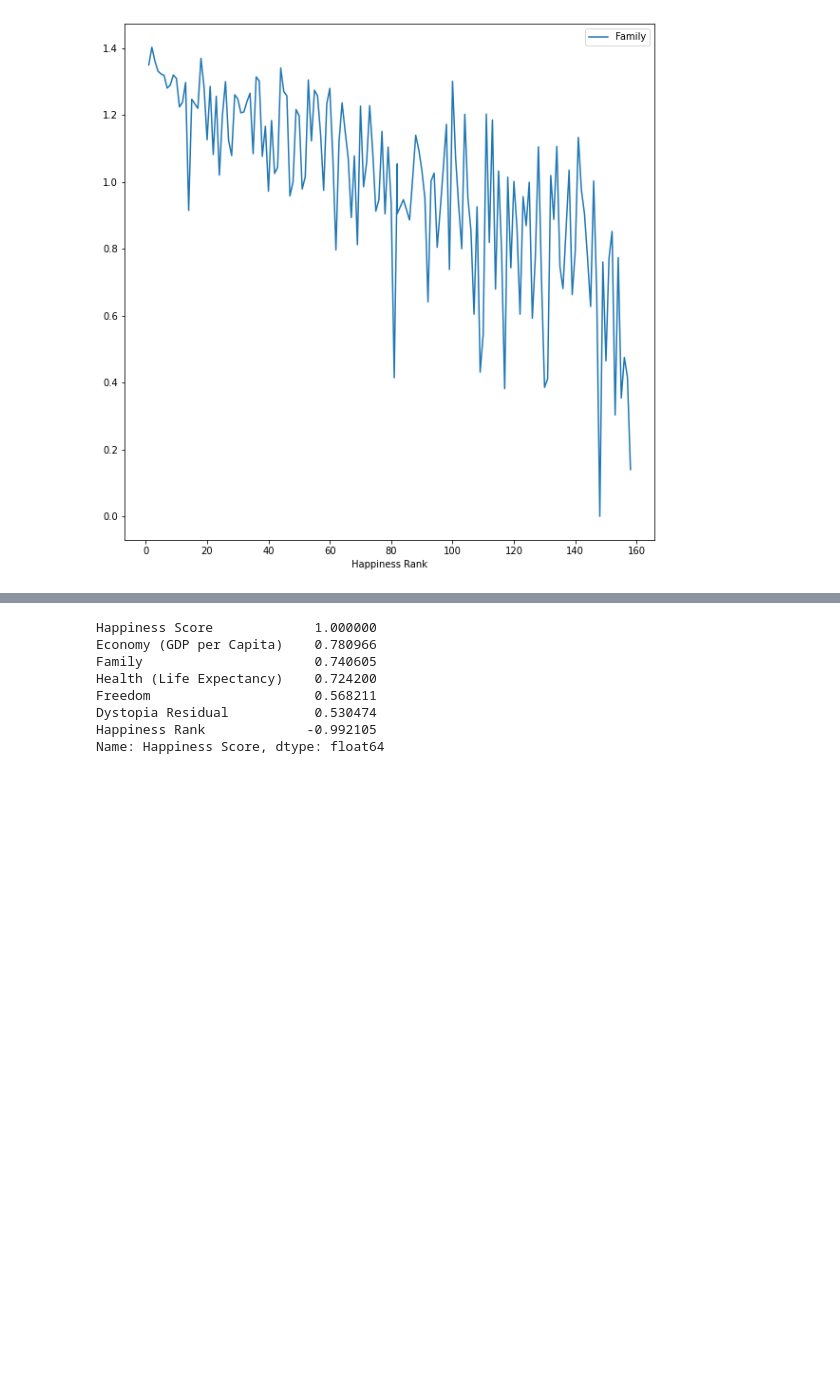
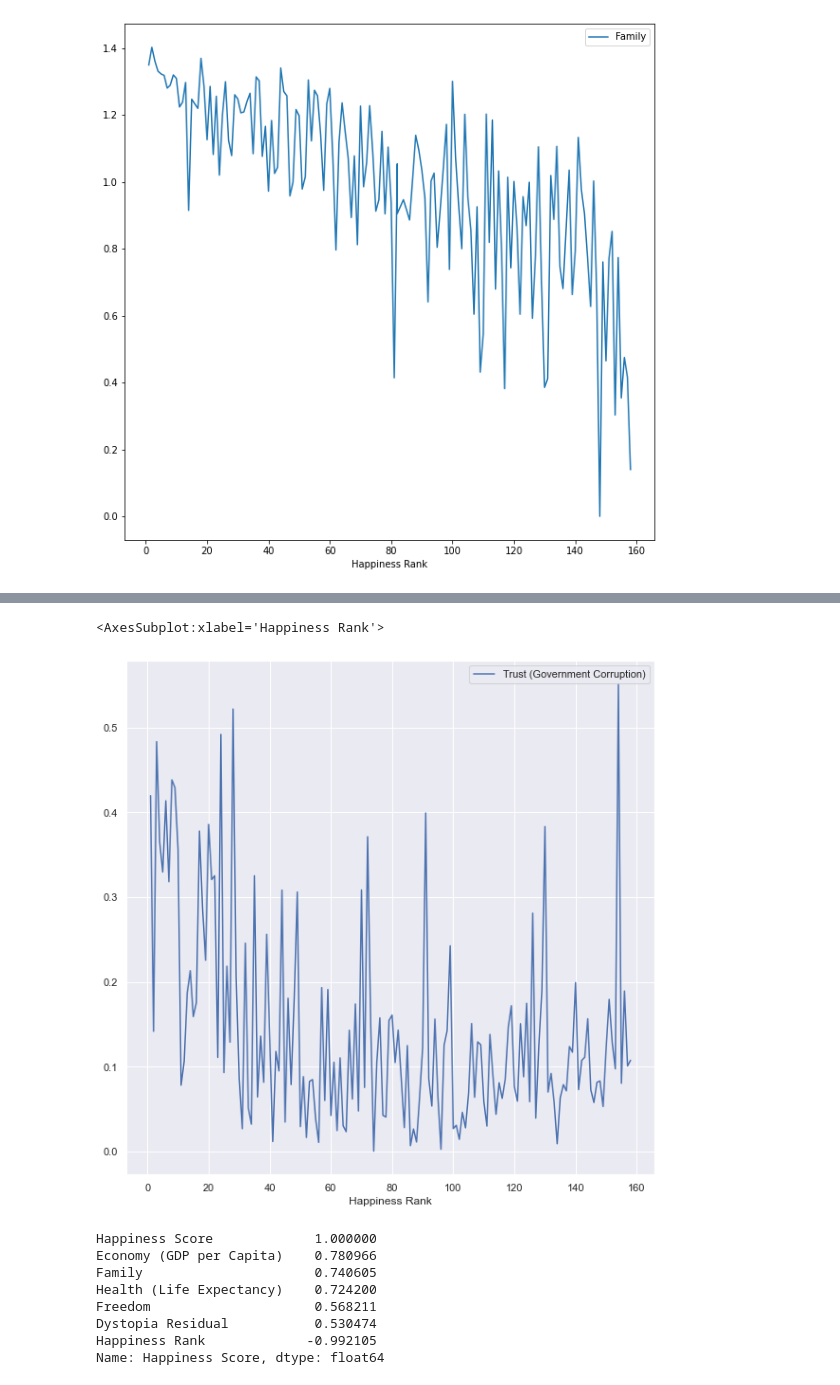
Before and after one commit to zehraina/Data-Analysis, a Jupyter notebook: World Happiness Analysis/World Happiness Analysis.ipynb, the cells around one changed output, grey strips where cells are left out. Cells and saved outputs as stored; diff of their text form; code cells hidden in the pictures; blank space fills up the shorter version.

```diff
--- a/World Happiness Analysis/World Happiness Analysis.ipynb
+++ b/World Happiness Analysis/World Happiness Analysis.ipynb
@@ -191,3 +200,9 @@ df_num.plot(x="Happiness Rank", y=["Family"],
+# %%
+df_num.plot(x="Happiness Rank", y=["Trust (Government Corruption)"],
+        kind="line", figsize=(10, 10))
+# %% [output]
+<AxesSubplot:xlabel='Happiness Rank'>
+[figure, added]
 # %%
 golden_features_list = golden_features[abs(golden_features) > 0.5].sort_values(ascending=False)
 # %%
```
Also changed, not shown: parts of 12 cells of this notebook.
